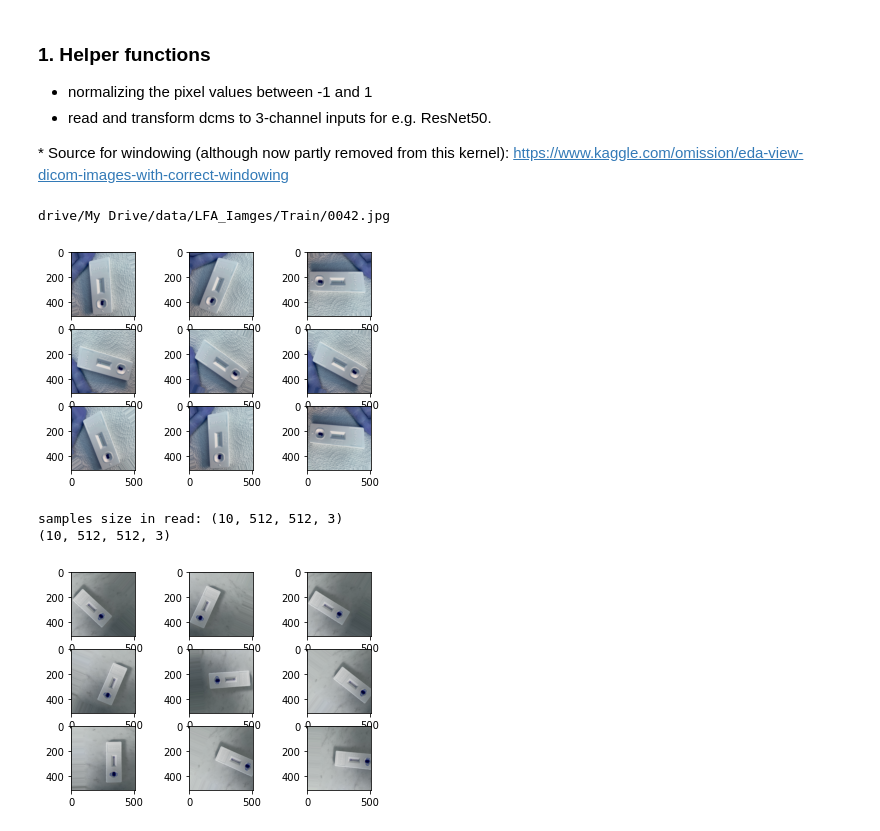
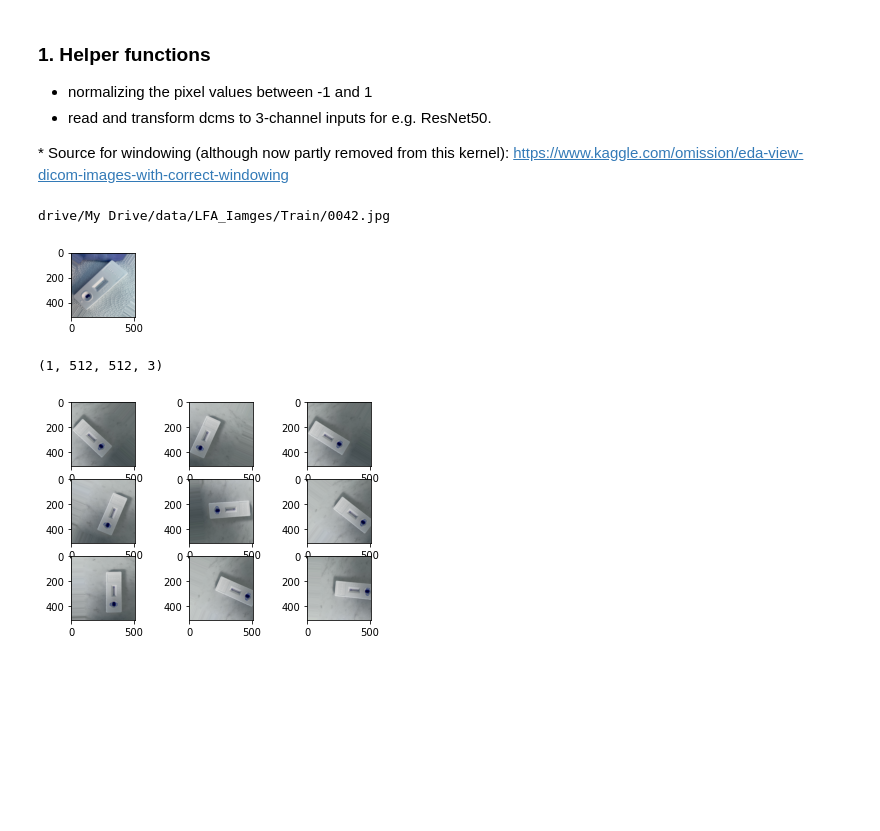
Before and after one commit to VeereshShringari/COVID-testing, a Jupyter notebook: resnet5_keras_baseline_COVID_LFLImages_2Jun.ipynb, the cells around one changed output. Drawn from its saved outputs; the diff is of its cells as text; code cells hidden in the pictures; blank space fills up the shorter version.

```diff
--- a/resnet5_keras_baseline_COVID_LFLImages_2Jun.ipynb
+++ b/resnet5_keras_baseline_COVID_LFLImages_2Jun.ipynb
@@ -418,26 +413,24 @@ def _read(path, desired_size, augment_data=0, plot=False):
         datagen = ImageDataGenerator(rotation_range=90)
         # prepare iterator
         it = datagen.flow(samples, batch_size=1)
-        for i in range(augment_data):
-          batch = it.next()    # generate batch of images
-          image = batch[0]
-          samples = np.vstack((samples, np.expand_dims(image, 0)))
-          if plot:
-            plt.subplot(330 + 1 + i)
-            plt.imshow(batch[0].astype('uint8'))
+
+        batch = it.next()    # generate batch of images
+        samples = batch
+        if plot:
+           plt.subplot(330 + 1)
+           plt.imshow(batch[0].astype('uint8'))
           #img = np.stack((res,)*3, axis=-1)
     if plot: plt.show()
-    print('samples size in read:', samples.shape)
+    #print('samples size in read:', samples.shape)
     return samples
 # %%
 test = _read('drive/My Drive/data/LFA_Iamges/Train/0042.jpg',(512,512,3),9, plot=True)
 print(test.shape)
-imageGen, Y  = aug.flow( image,Labels, batch_size=1, save_to_dir=GENERATE_IMAGES_DIR,save_prefix="image_gen_neo&", save_format=".jpg")
+#imageGen, Y  = aug.flow( image,Labels, batch_size=1, save_to_dir=GENERATE_IMAGES_DIR,save_prefix="image_gen_neo&", save_format=".jpg")
 # %% [output]
 drive/My Drive/data/LFA_Iamges/Train/0042.jpg
-[figure, old version]
+[figure, new version]
-samples size in read: (10, 512, 512, 3)
-(10, 512, 512, 3)
+(1, 512, 512, 3)
 # %%
 from numpy import expand_dims
 from keras.preprocessing.image import load_img
```
Also changed, not shown: parts of 4 cells of this notebook.
